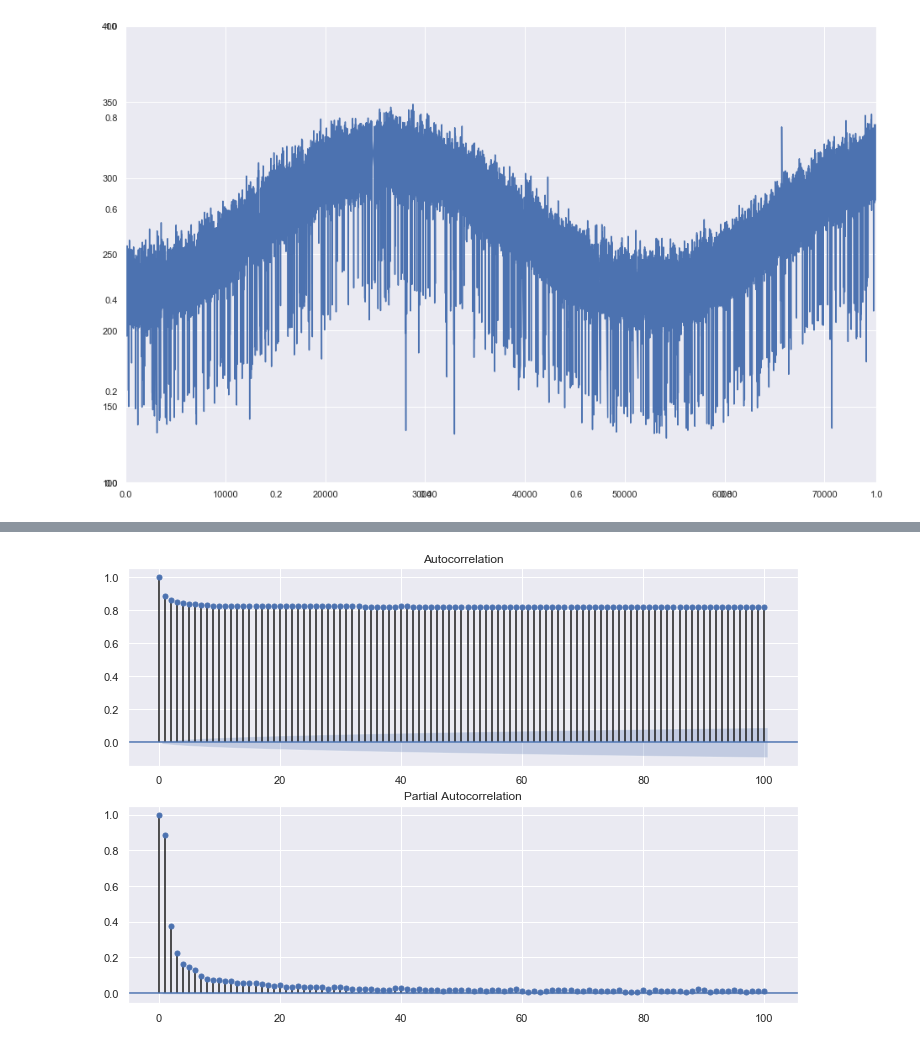
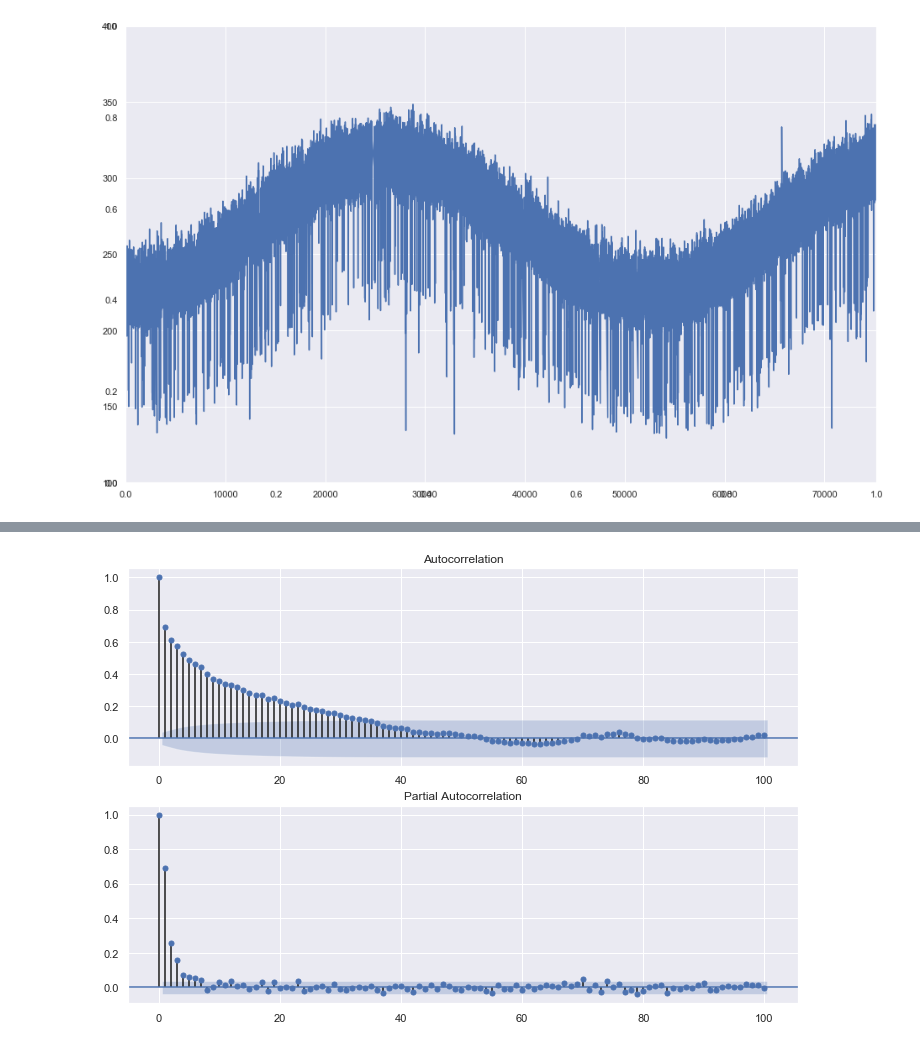
Before and after one commit to telenovelachuan/predictive_widget_maintenance, a Jupyter notebook: notebooks/time series analysis.ipynb, the cells around one changed output, grey strips where cells are left out. Drawn from its saved outputs; the diff is of its cells as text; code cells hidden in the pictures.

```diff
--- a/notebooks/time series analysis.ipynb
+++ b/notebooks/time series analysis.ipynb
@@ -9,6 +9,7 @@ import statsmodels.api as sm
 import matplotlib.pyplot as plt
 import seaborn as sns
 import datetime
+from datetime import timedelta
 import itertools
 import matplotlib.dates as mdate
 
@@ -16,6 +17,11 @@ warnings.filterwarnings("ignore")
 def load_unit_data(unit):
     unit_name = "000{}".format(unit) if unit < 10 else "00{}".format(unit)
     return pd.read_csv("../data/processed/train/unit{}_rms_anomaly_excluded.csv".format(unit_name), index_col=0)
+
+def get_last_proportion(unit, feature, proportion=0.1):
+    df_unit = load_unit_data(unit)
+    index_prop = int(len(df_unit.index) * (1- proportion))
+    return df_unit[index_prop: ]
 
 def plot_feature_in_single_file(feature_name, unit, ylim_low=-20, ylim_high=3000, bins=20, show_dist=True):
     file_df = load_unit_data(unit)
@@ -125,13 +141,13 @@ plot_feature_in_single_file("motor_voltage", 18, ylim_low=100, ylim_high=400, bi
 # %%
 def plot_acf_pacf(unit, feature, lags=50):
-    df_unit = load_unit_data(unit)[feature]
+    df_last_prop = get_last_proportion(unit, feature, proportion=0.05)
 
     fig = plt.figure(figsize=(12,8))
     ax1 = fig.add_subplot(211)
-    fig = sm.graphics.tsa.plot_acf(df_unit, lags=lags, ax=ax1)
+    fig = sm.graphics.tsa.plot_acf(df_last_prop[feature], lags=lags, ax=ax1)
     ax2 = fig.add_subplot(212)
-    fig = sm.graphics.tsa.plot_pacf(df_unit, lags=lags, ax=ax2)
-plot_acf_pacf(18, "motor_voltage", lags=100)
+    fig = sm.graphics.tsa.plot_pacf(df_last_prop[feature], lags=lags, ax=ax2)
+plot_acf_pacf(11, "motor_temp", lags=100)
 # %% [output]
-[figure, old version]
+[figure, new version]
 # %%
```
Also changed, not shown: parts of 5 cells of this notebook.
